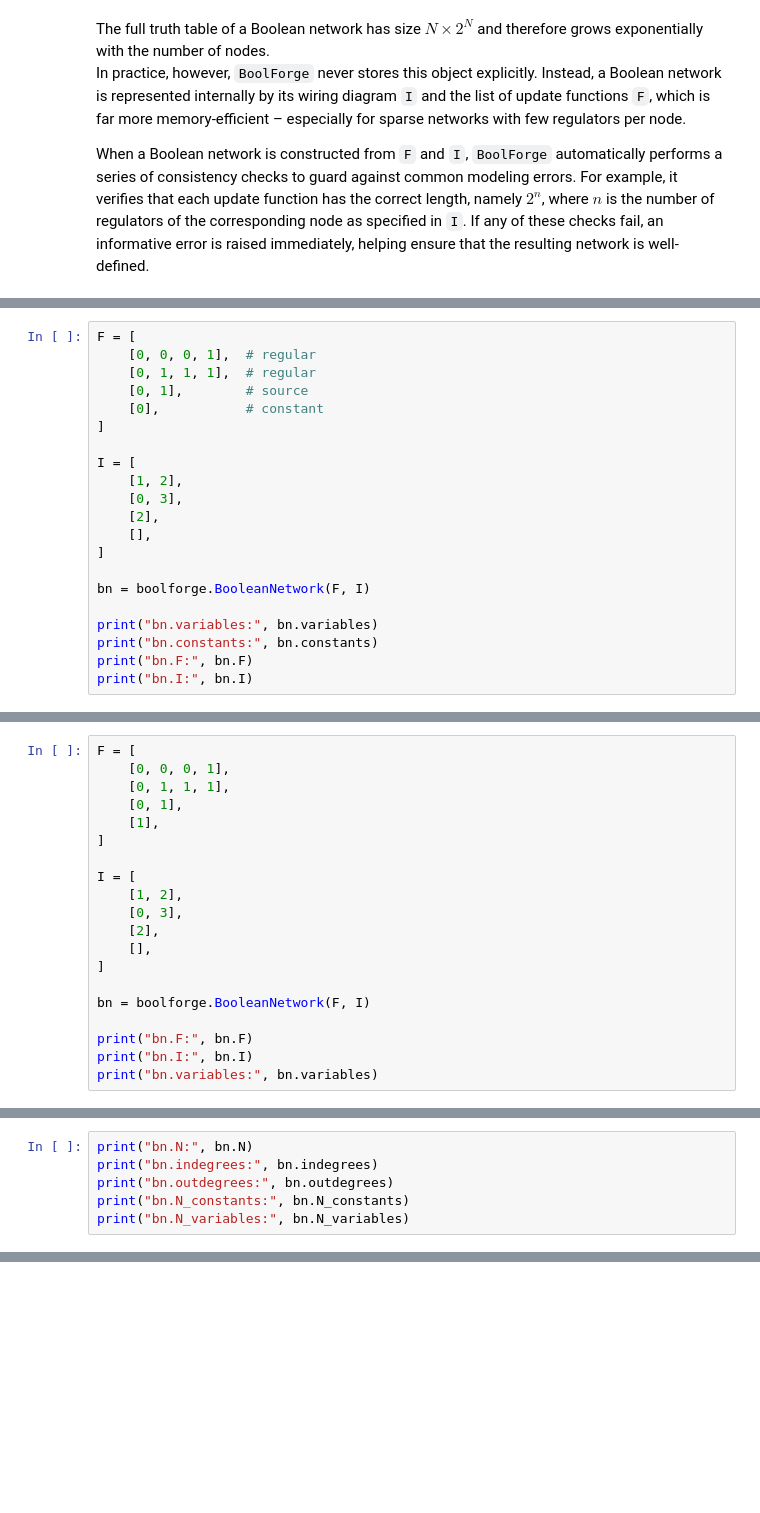
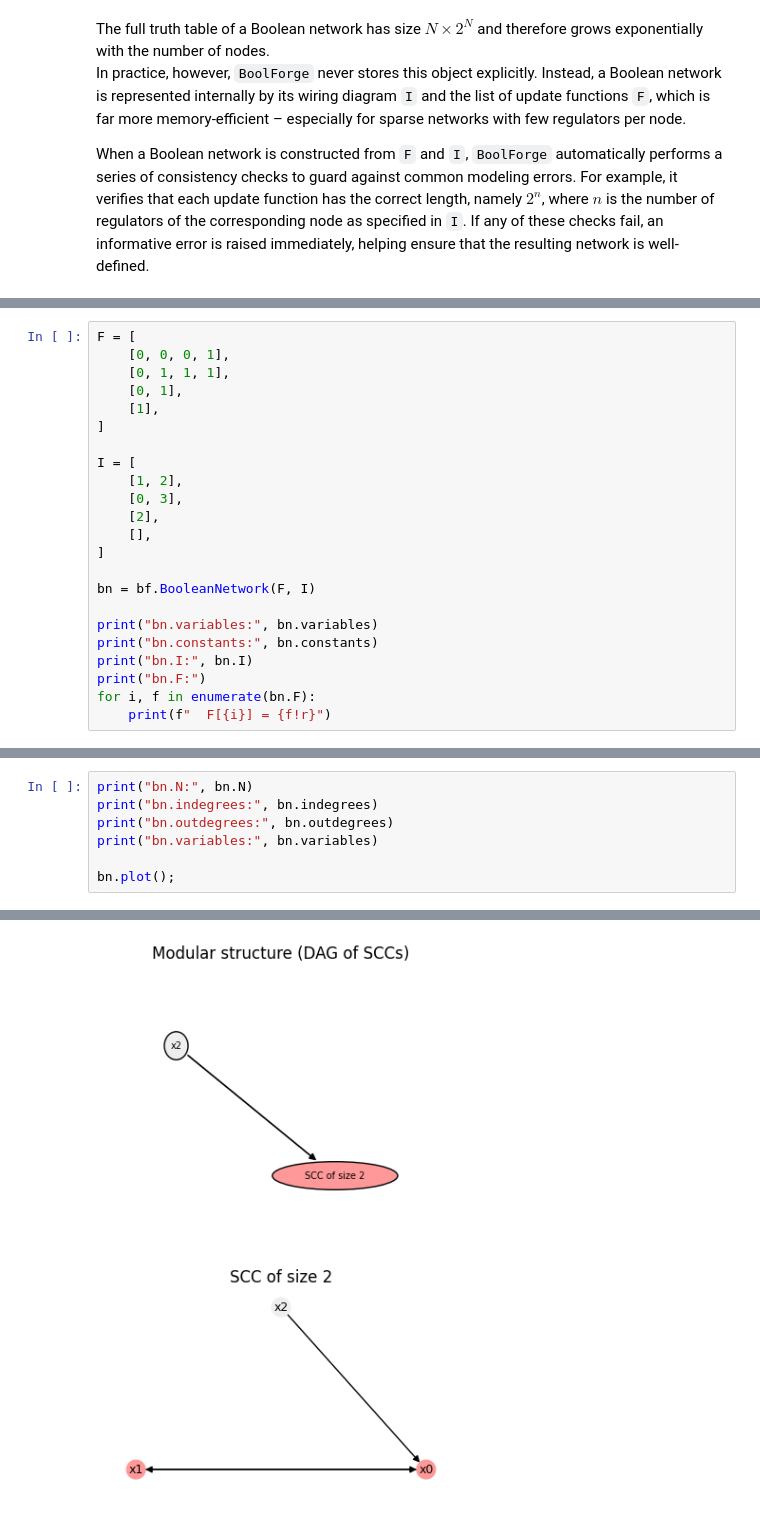
Before and after one commit to ckadelka/BoolForge, a Jupyter notebook: docs/tutorials/tutorial06_boolean_networks.ipynb, the cells around one changed output, grey strips where cells are left out. Cells and saved outputs as stored; diff of their text form; blank space fills up the shorter version.

```diff
--- a/docs/tutorials/tutorial06_boolean_networks.ipynb
+++ b/docs/tutorials/tutorial06_boolean_networks.ipynb
@@ -252,9 +326,9 @@ Constant nodes are removed internally, and their values are propagated.
 # %%
 F = [
-    [0, 0, 0, 1],  # regular
-    [0, 1, 1, 1],  # regular
-    [0, 1],        # source
-    [0],           # constant
+    [0, 0, 0, 1],
+    [0, 1, 1, 1],
+    [0, 1],
+    [1],
 ]
 
 I = [
@@ -264,10 +338,12 @@ I = [
     [],
 ]
 
-bn = boolforge.BooleanNetwork(F, I)
+bn = bf.BooleanNetwork(F, I)
 
 print("bn.variables:", bn.variables)
 print("bn.constants:", bn.constants)
-print("bn.F:", bn.F)
 print("bn.I:", bn.I)
+print("bn.F:")
+for i, f in enumerate(bn.F):
+    print(f"  F[{i}] = {f!r}")
 # %% [output]
@@ -283,20 +356,0 @@ update functions.
-# %%
-F = [
-    [0, 0, 0, 1],
-    [0, 1, 1, 1],
-    [0, 1],
-    [1],
-]
-
-I = [
-    [1, 2],
-    [0, 3],
-    [2],
-    [],
-]
-
-bn = boolforge.BooleanNetwork(F, I)
-
-print("bn.F:", bn.F)
-print("bn.I:", bn.I)
-print("bn.variables:", bn.variables)
@@ -316,7 +389,8 @@ The class `BooleanNetwork` inherits all properties of `WiringDiagram`.
 print("bn.N:", bn.N)
 print("bn.indegrees:", bn.indegrees)
 print("bn.outdegrees:", bn.outdegrees)
-print("bn.N_constants:", bn.N_constants)
-print("bn.N_variables:", bn.N_variables)
+print("bn.variables:", bn.variables)
+
+bn.plot();
 # %% [output]
 bn.N: 3
@@ -326,0 +400 @@ bn.N_variables: 3
+[figure, added]
```
Also changed, not shown: parts of 37 cells of this notebook, 17 other files.
